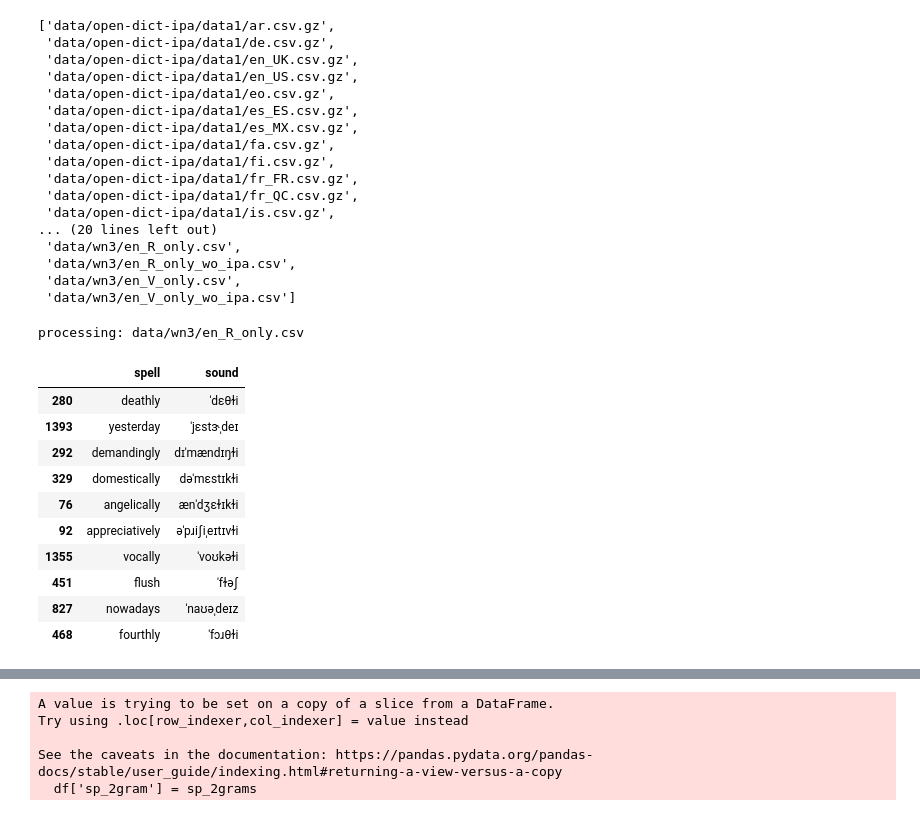
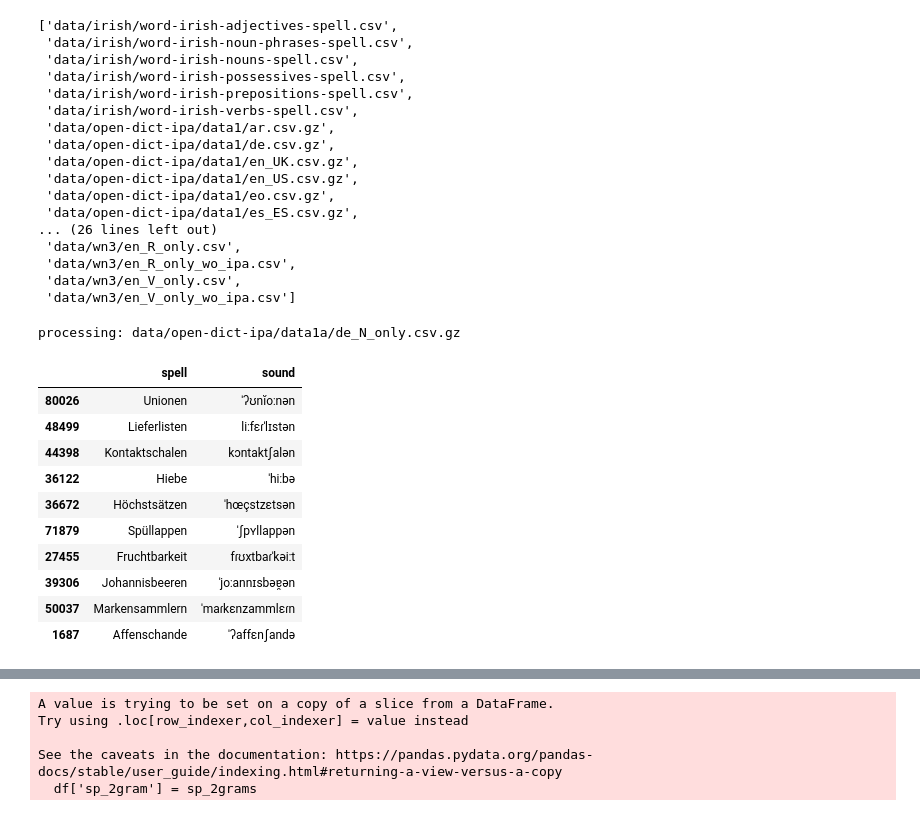
Before and after one commit to kow-k/HDP-spell-sound-analyzer, a Jupyter notebook: HDP-spell-sound-analyzer.ipynb, the cells around one changed output, grey strips where cells are left out. Drawn from its saved outputs; the diff is of its cells as text; code cells hidden in the pictures.

```diff
--- a/HDP-spell-sound-analyzer.ipynb
+++ b/HDP-spell-sound-analyzer.ipynb
@@ -119,30 +135,34 @@ second_sampling_rate     = 0.7
 # %%
 ## set target files
 import glob
-data_dir1     = "data/open-dict-ipa/data1/"
-data_dir2     = "data/open-dict-ipa/data1a/"
-data_dir3     = "data/wn3/"
+data_dir1     = "data/open-dict-ipa/data1"
+data_dir2     = "data/open-dict-ipa/data1a"
+data_dir3     = "data/wn3"
+data_dir4     = "data/irish"
 target_files = glob.glob(f"{data_dir1}/*")
 target_files2 = glob.glob(f"{data_dir2}/*")
 target_files.extend(target_files2)
 target_files3 = glob.glob(f"{data_dir3}/*")
 target_files.extend(target_files3)
+target_files4 = glob.glob(f"{data_dir4}/*")
+target_files.extend(target_files4)
+#
 target_files = sorted([ file for file in target_files if ".csv" in file ])
 pp.pprint(target_files)
 # %% [output]
-['data/open-dict-ipa/data1/ar.csv.gz',
+['data/irish/word-irish-adjectives-spell.csv',
+ 'data/irish/word-irish-noun-phrases-spell.csv',
+ 'data/irish/word-irish-nouns-spell.csv',
+ 'data/irish/word-irish-possessives-spell.csv',
+ 'data/irish/word-irish-prepositions-spell.csv',
+ 'data/irish/word-irish-verbs-spell.csv',
+ 'data/open-dict-ipa/data1/ar.csv.gz',
  'data/open-dict-ipa/data1/de.csv.gz',
  'data/open-dict-ipa/data1/en_UK.csv.gz',
  'data/open-dict-ipa/data1/en_US.csv.gz',
  'data/open-dict-ipa/data1/eo.csv.gz',
  'data/open-dict-ipa/data1/es_ES.csv.gz',
- 'data/open-dict-ipa/data1/es_MX.csv.gz',
- 'data/open-dict-ipa/data1/fa.csv.gz',
- 'data/open-dict-ipa/data1/fi.csv.gz',
- 'data/open-dict-ipa/data1/fr_FR.csv.gz',
- 'data/open-dict-ipa/data1/fr_QC.csv.gz',
- 'data/open-dict-ipa/data1/is.csv.gz',
-... (20 lines left out)
+... (26 lines left out)
  'data/wn3/en_R_only.csv',
  'data/wn3/en_R_only_wo_ipa.csv',
  'data/wn3/en_V_only.csv',
@@ -150,39 +170,53 @@ pp.pprint(target_files)
 # %%
 ## get source data from files
 import pandas as pd
 import gzip
 
 #target_language_key = "en_US" # can be changed to get other languages
-file = [ f for f in target_files if target_lang_key in f ][0]
+if target_class != "":
+    file = [ f for f in target_files if target_lang_key in f and target_class in f ][0]
+else:
+    file = [ f for f in target_files if target_lang_key in f ][0]
 print(f"processing: {file}")
+
+##
+if target_lang_key == "ir":
+    col_names = ['spell', 'POS']
+else:
+    col_names = ['spell', 'sound']
 
 if file.endswith(".gz"):
     with gzip.open(file, "rt") as f:
-        raw_df = pd.read_csv(f, encoding = 'utf8', header = None, names = ['spell', 'sound'])
+        raw_df = pd.read_csv(f, encoding = 'utf8', header = None, names = col_names )
 else:
     with open(file, "rt") as f:
-        raw_df = pd.read_csv(f, encoding = 'utf8', header = None, names = ['spell', 'sound'])
+        raw_df = pd.read_csv(f, encoding = 'utf8', header = None, names = col_names )
+
+## normalize
+raw_df['spell'] = raw_df['spell'].apply(lambda x: unicodedata.normalize('NFC', str(x)))
+
+## modify sound
 try:
     sounds = raw_df['sound'].apply(lambda x: x.strip('/') )
     sounds = [ x.split("/,")[0] for x in sounds ] # picks up only the first of multiple entries
     raw_df['sound'] = sounds
-except AttributeError:
+except (AttributeError, KeyError):
     pass
 #
 raw_df.sample(10)
 # %% [output]
-processing: data/wn3/en_R_only.csv
+processing: data/open-dict-ipa/data1a/de_N_only.csv.gz
 |  | spell | sound |
-| 280 | deathly | ˈdɛθɫi |
-| 1393 | yesterday | ˈjɛstɝˌdeɪ |
-| 292 | demandingly | dɪˈmændɪŋɫi |
-| 329 | domestically | dəˈmɛstɪkɫi |
-| 76 | angelically | ænˈdʒɛɫɪkɫi |
-| 92 | appreciatively | əˈpɹiʃiˌeɪtɪvɫi |
-| 1355 | vocally | ˈvoʊkəɫi |
-| 451 | flush | ˈfɫəʃ |
-| 827 | nowadays | ˈnaʊəˌdeɪz |
-| 468 | fourthly | ˈfɔɹθɫi |
+| 80026 | Unionen | ˈʔʊnĭoːnən |
+| 48499 | Lieferlisten | liːfɛɾˈlɪstən |
+| 44398 | Kontaktschalen | kɔntaktʃalən |
+| 36122 | Hiebe | ˈhiːbə |
+| 36672 | Höchstsätzen | ˈhœçstzɛtsən |
+| 71879 | Spüllappen | ˈʃpʏllappən |
+| 27455 | Fruchtbarkeit | fɾʊxtbaɾˈkəiːt |
+| 39306 | Johannisbeeren | ˈjoːannɪsbəɐ̯ən |
+| 50037 | Markensammlern | ˈmaɾkɛnzammlɛɾn |
+| 1687 | Affenschande | ˈʔaffɛnʃandə |
 # %%
 ## source sampling
 len(raw_df)
```
Also changed, not shown: parts of 20 cells of this notebook.
